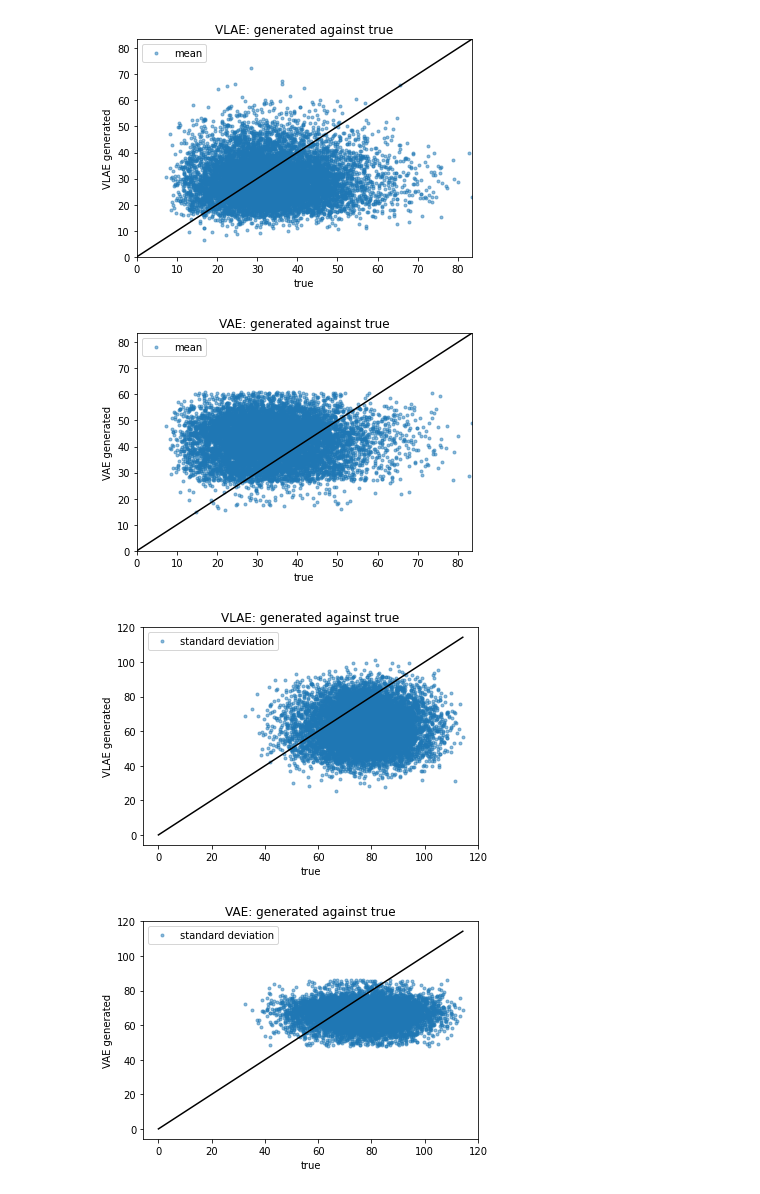
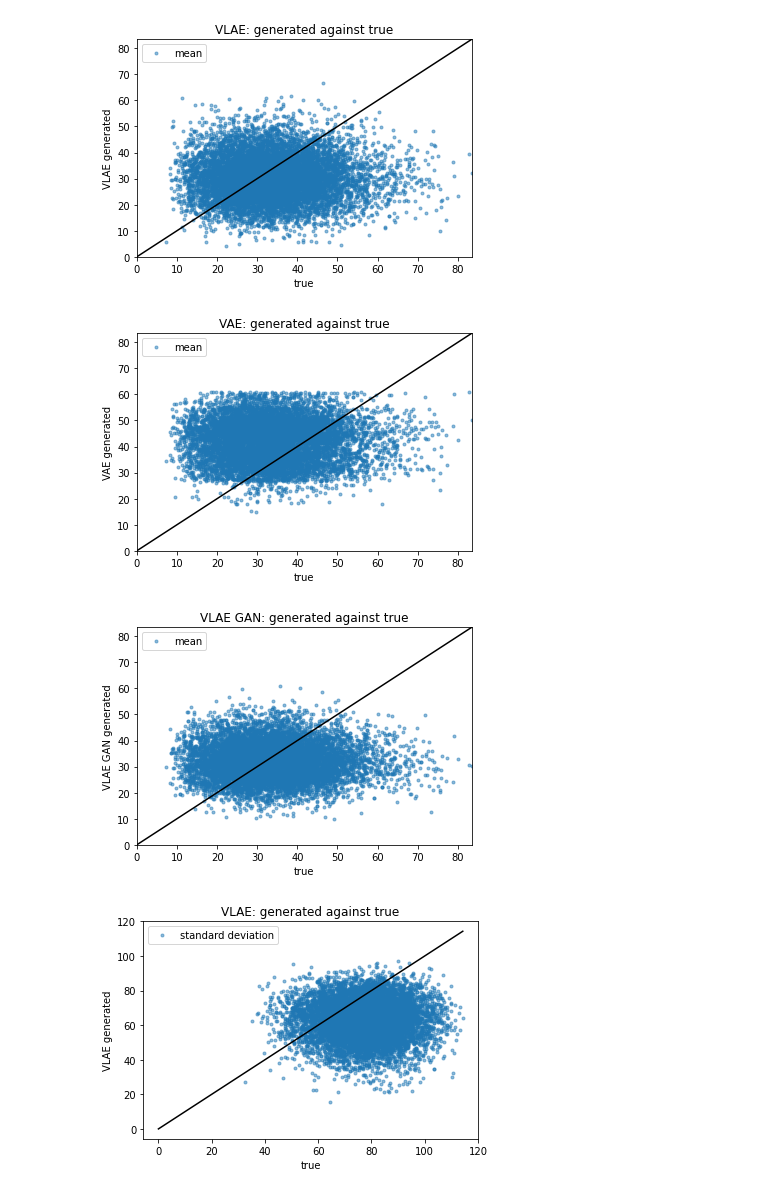
Before and after one commit to LeoIV/master-thesis-leonard, a Jupyter notebook: notebooks/results_14_04_2020.ipynb, the cells around one changed output. Drawn from its saved outputs; the diff is of its cells as text; code cells hidden in the pictures.

```diff
--- a/notebooks/results_14_04_2020.ipynb
+++ b/notebooks/results_14_04_2020.ipynb
@@ -27,5 +15,5 @@ WARNING:tensorflow:From /Users/leo/.local/share/virtualenvs/Master_Thesis-iDondh
 # %%
-from models.VAE import VariationalAutoencoder
+from models.VAE import VAE
 
-vae = VariationalAutoencoder(input_dim=(128,128,1),encoder_conv_filters=[32, 64, 64, 64],encoder_conv_kernel_size=[3, 3, 3, 3], encoder_conv_strides=[2, 2, 2, 2],decoder_conv_t_filters=[64, 64, 32, 1],decoder_conv_t_kernel_size=[3, 3, 3, 3],decoder_conv_t_strides=[2, 2, 2, 2],z_dims=[2], log_dir="", feature_map_layers=[], kernel_visualization_layer=1, dropout_rate=0.3, use_batch_norm=True, use_dropout=True)
+vae = VAE(input_dim=(128,128,1),encoder_conv_filters=[32, 64, 64, 64],encoder_conv_kernel_size=[3, 3, 3, 3], encoder_conv_strides=[2, 2, 2, 2],decoder_conv_t_filters=[64, 64, 32, 1],decoder_conv_t_kernel_size=[3, 3, 3, 3],decoder_conv_t_strides=[2, 2, 2, 2],z_dims=[2], log_dir="", feature_map_layers=[], kernel_visualization_layer=1, dropout_rate=0.3, use_batch_norm=True, use_dropout=True)
 vae.load_weights("/Users/leo/Downloads/vanilla_vae.h5")
@@ -35,0 +20,4 @@ Please use `rate` instead of `keep_prob`. Rate should be set to `rate = 1 - keep
+# %%
+import keras
+vlaegan = keras.models.load_model('/Users/leo/Downloads/vlae_gan_mnist.h5')
+vlaegan_decoder = vlaegan.layers[-1]
@@ -54,6 +62,15 @@ vlae_gens_sd = np.std(vlae_gens, axis=1)
 vlae_gens_skew = sp.stats.skew(vlae_gens, axis=1)
 vlae_gens_kurt = sp.stats.kurtosis(vlae_gens, axis=1)
 
+vlaegan_gens = vlaegan_decoder.predict([np.random.multivariate_normal([0.,0.], [[1.0, 0.0],[0.0, 1.0]], size=10000) for _ in range(3)]).squeeze()
+vlaegan_gens = np.stack(vlaegan_gens)
+vlaegan_gens *= 255.0
+vlaegan_gens = vlaegan_gens.reshape(vlaegan_gens.shape[0], -1)
+vlaegan_gens_mean = np.mean(vlaegan_gens, axis=1)
+vlaegan_gens_sd = np.std(vlaegan_gens, axis=1)
+vlaegan_gens_skew = sp.stats.skew(vlaegan_gens, axis=1)
+vlaegan_gens_kurt = sp.stats.kurtosis(vlaegan_gens, axis=1)
+
 vae_gens = vae.decoder.predict(np.random.multivariate_normal([0.,0.], [[1.0, 0.0],[0.0, 1.0]], size=10000))
 vae_gens = np.stack(vae_gens)
 vae_gens *= 255.0
@@ -125,6 +149,19 @@ plt.ylabel("VAE generated")
 plt.show()
 plt.close()
 
+plt.plot((mnist_mean), (vlaegan_gens_mean), '.', label='mean', alpha=0.5)
+mmax = max(mnist_mean.max(),vlaegan_gens_mean.max())
+plt.plot([0.0, mmax], [0.0, mmax], c='k')
+plt.xlim(0, mmax)
+plt.ylim(0, mmax)
+plt.legend()
+plt.title('VLAE GAN: generated against true')
+plt.xlabel("true")
+plt.ylabel("VLAE GAN generated")
+#plt.plot(e, mnist_mean, 'gx')
+plt.show()
+plt.close()
+
 plt.plot((mnist_sd), (vlae_gens_sd), '.', label='standard deviation', alpha=0.5)
 plt.plot([0.0, mnist_sd.max()], [0.0, mnist_sd.max()], c='k')
 plt.legend()
@@ -144,6 +181,17 @@ plt.ylabel("VAE generated")
 #plt.plot(e, mnist_mean, 'gx')
 plt.show()
 plt.close()
+
+plt.plot((mnist_sd), (vlaegan_gens_sd), '.', label='standard deviation', alpha=0.5)
+plt.plot([0.0, mnist_sd.max()], [0.0, mnist_sd.max()], c='k')
+plt.legend()
+plt.title('VLAE GAN: generated against true')
+plt.xlabel("true")
+plt.ylabel("VLAE GAN generated")
+#plt.plot(e, mnist_mean, 'gx')
+plt.show()
+plt.close()
+
 
 plt.plot((mnist_skew), (vlae_gens_skew), '.', label="skewness", alpha=0.5)
 plt.plot([0.0, mnist_skew.max()], [0.0, mnist_skew.max()], c='k')
@@ -185,35 +233,45 @@ plt.ylabel("VAE generated")
 plt.show()
 plt.close()
 
+plt.plot((mnist_kurt), (vlaegan_gens_kurt), '.', label="skewness", alpha=0.5)
+plt.plot([0.0, mnist_kurt.max()], [0.0, mnist_kurt.max()], c='k')
+plt.legend()
+plt.title('VLAE GAN: generated against true')
+plt.xlabel("true")
+plt.ylabel("VLAE GAN generated")
+#plt.plot(e, mnist_mean, 'gx')
+plt.show()
+plt.close()
+
 plt.plot(_clamp(mnist_mean), _clamp(vlae_gens_mean), '.', label='mean', alpha=0.5)
 plt.plot(_clamp(mnist_sd), _clamp(vlae_gens_sd), '.', label="standard deviation", alpha=0.5)
 plt.plot(_clamp(mnist_skew), _clamp(vlae_gens_skew), '.', label="skewness", alpha=0.5)
 plt.plot(_clamp(mnist_kurt), _clamp(vlae_gens_kurt), '.', label="kurtosis", alpha=0.5)
 plt.plot([0.0, 1.0], [0.0, 1.0], c='k')
 
 plt.legend()
 plt.title('VLAE: generated against true')
 plt.xlabel("true")
 plt.ylabel("VLAE generated")
 #plt.plot(e, mnist_mean, 'gx')
 plt.show()
 plt.close()
 
 plt.plot(_clamp(mnist_mean), _clamp(vae_gens_mean), '.', label='mean', alpha=0.5)
 plt.plot(_clamp(mnist_sd), _clamp(vae_gens_sd), '.', label="standard deviation", alpha=0.5)
 plt.plot(_clamp(mnist_skew), _clamp(vae_gens_skew), '.', label="skewness", alpha=0.5)
 plt.plot(_clamp(mnist_kurt), _clamp(vae_gens_kurt), '.', label="kurtosis", alpha=0.5)
 plt.plot([0.0, 1.0], [0.0, 1.0], c='k')
 
 plt.legend()
 plt.title('VAE: generated against true')
 plt.xlabel("true")
 plt.ylabel("VAE generated")
 #plt.plot(e, mnist_mean, 'gx')
 plt.show()
 plt.close()
 # %% [output]
-[figure, old version]
+[figure, new version]
-[figure, old version]
+[figure, new version]
-[figure, old version]
+[figure, new version]
-[figure, old version]
+[figure, new version]
```
Also changed, not shown: parts of 19 cells of this notebook, 8 other files.
